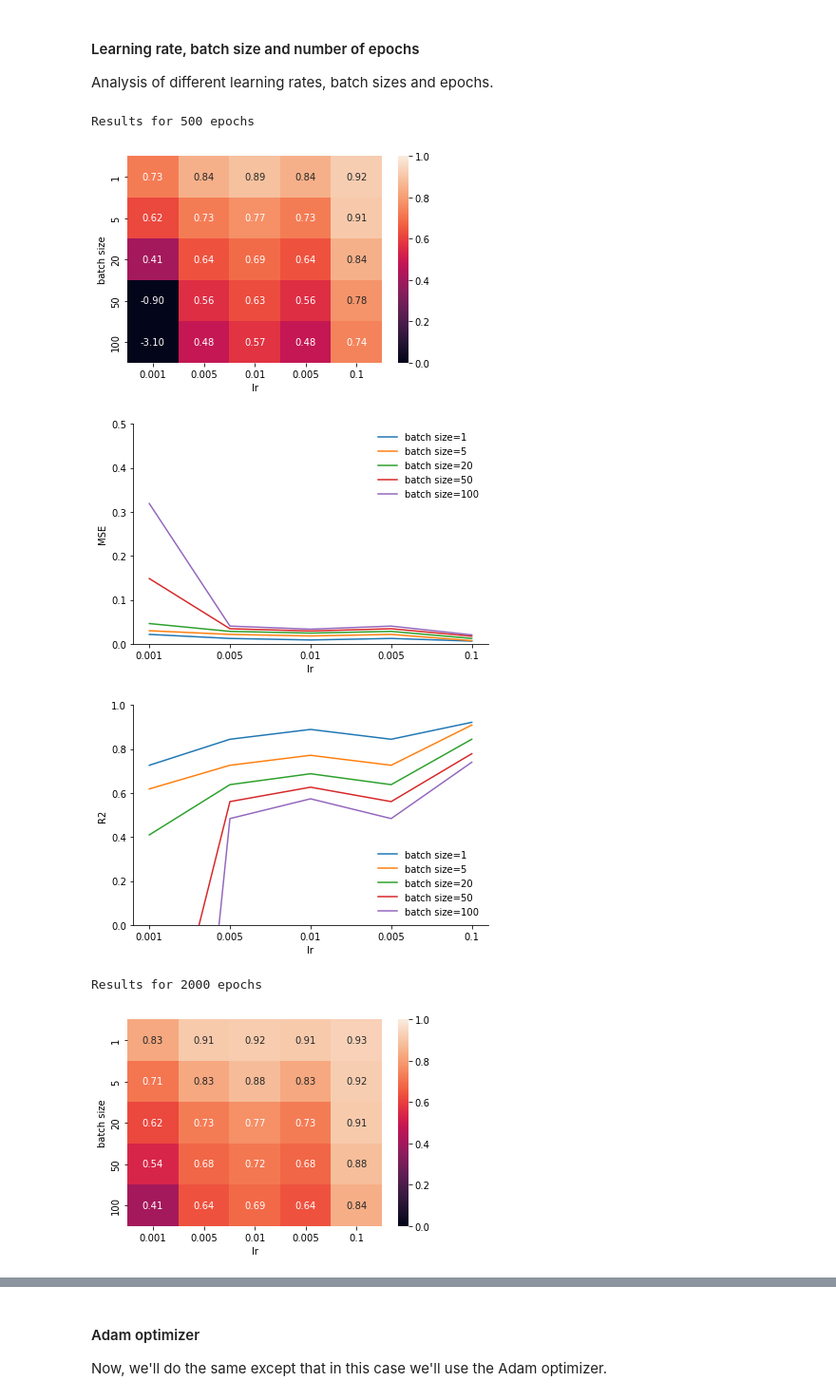
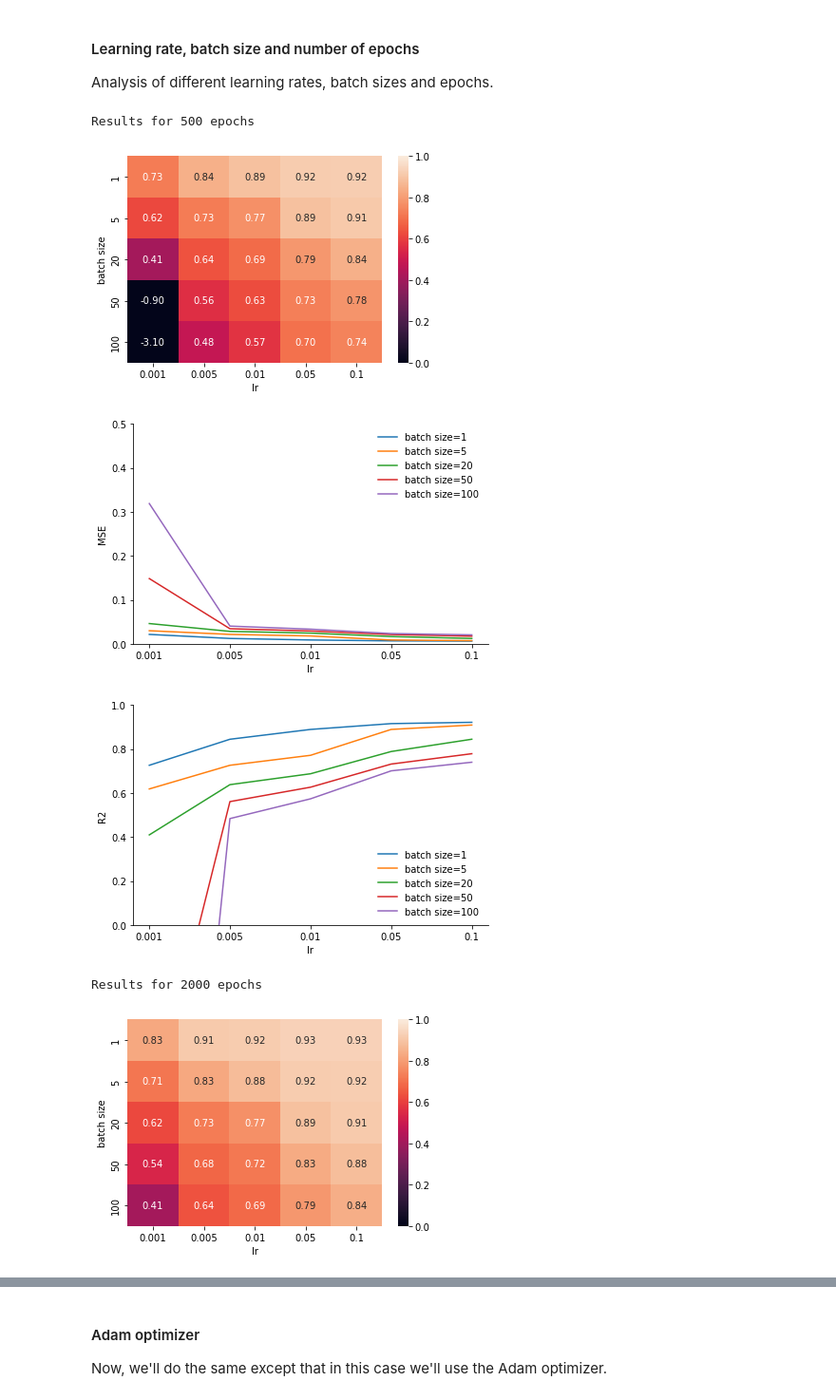
Before and after one commit to frederikrogge/compsci-project, a Jupyter notebook: Notebooks/task_f.ipynb, the cells around one changed output, grey strips where cells are left out. Shown: that part at 95% size. Cells and saved outputs as stored; diff of their text form; code cells hidden in the pictures.

```diff
--- a/Notebooks/task_f.ipynb
+++ b/Notebooks/task_f.ipynb
@@ -43,8 +43,8 @@ First, consider the simple case of a linear regression model that is trained usi
 # %%
 # Define parameters
 epochs = 2000
-lr = 1e-1
-batch_size = 20
+lr = 0.1
+batch_size = 1
 
 # Instantiate optimizer and model
 optimizer = SGD(lr=lr)
@@ -95,7 +95,7 @@ Analysis of different learning rates, batch sizes and epochs.
 # %%
 # Define parameters
 n_epochs = [500, 2000, 5000, 10000]
-lrs = [1e-3, 5e-3, 1e-2, 0.5e-2, 1e-1]
+lrs = [1e-3, 5e-3, 1e-2, 5e-2, 1e-1]
 batch_sizes = [1, 5, 20, 50, 100]
 
 # Iterate over different number of epochs
@@ -117,35 +117,35 @@ for i, epochs in enumerate(n_epochs):
             # Train model
             model.train(x_train, y_train, optimizer, batch_size, epochs)
 
             y_hat = model.predict(x_test)
             mse = MSE(y_test, y_hat)
             r2 = R2(y_test, y_hat)
 
             # Append
             mse_losses.append(mse)
             r2_scores.append(r2)
 
         all_losses.append(mse_losses)
         all_scores.append(r2_scores)
 
     df = pd.DataFrame(np.array(all_scores), index=batch_sizes, columns=lrs)
     heatmap = sns.heatmap(df, vmin=0, vmax=1, annot=True, fmt=".2f",)
     plt.xlabel('lr')
     plt.ylabel('batch size')
     fig = heatmap.get_figure()
     fig.savefig(os.path.join(SAVE_PATH, 'f_heatmap_sgd_linear_lr-batch_{}epoch'.format(epochs)), dpi=300, transparent=True, bbox_inches='tight')
 
     print('Results for {} epochs'.format(epochs))
     legend = ['batch size='+str(batch_size) for batch_size in batch_sizes] if i == 0 else None
     plot_metric(y=all_losses, x=np.arange(len(lrs)), nx_ticks=lrs, y_limit=[0, 0.5], show=True, save=True, x_label='lr', y_label='MSE',
                 name='f_mse_sgd_linear_lr-batch_{}epoch'.format(epochs), legend=legend)
 
     plot_metric(y=all_scores, x=np.arange(len(lrs)), nx_ticks=lrs, y_limit=[0, 1], show=True, save=True, x_label='lr', y_label='R2',
                 name='f_r2_sgd_linear_lr-batch_{}epoch'.format(epochs), legend=legend)
 # %% [output]
 Results for 500 epochs
-[figure, old version]
+[figure, new version]
-[figure, old version]
+[figure, new version]
-[figure, old version]
+[figure, new version]
 Results for 2000 epochs
-[figure, old version]
+[figure, new version]
```
Also changed, not shown: parts of 13 cells of this notebook, 38 other files.
